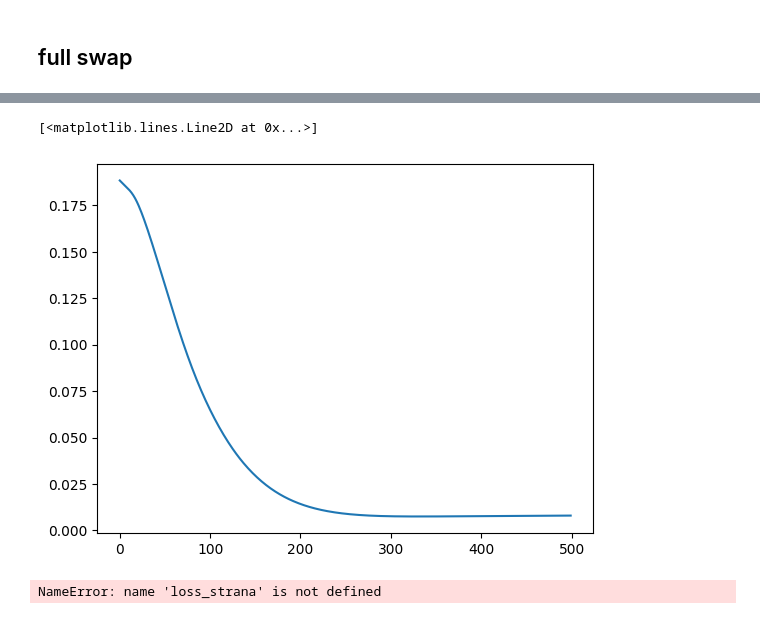
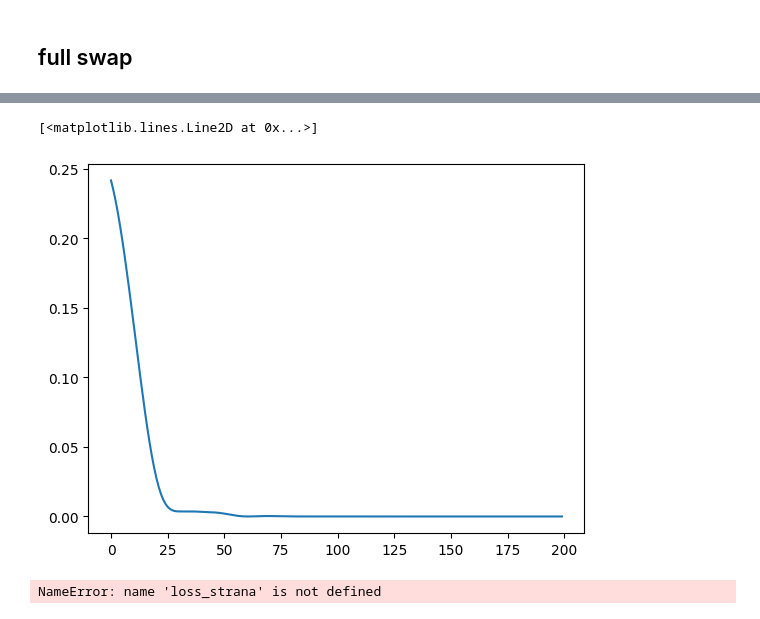
Before and after one commit to filorazi/Dim_red_SWAP, a Jupyter notebook: test.ipynb, the cells around one changed output, grey strips where cells are left out. Saved outputs shown, nothing was run; the diff lists cells and outputs as text; code cells hidden in the pictures.

```diff
--- a/test.ipynb
+++ b/test.ipynb
@@ -59,3 +89,8 @@ warnings.filterwarnings("ignore")
 # plt.show()
 # %% [markdown]
 # Train autoencoder
+# %%
+n=3
+t=1
+n_par=(2*np.sum([i for i in range(n-t,n+1)]))
+n_par
@@ -62,18 +99,19 @@ warnings.filterwarnings("ignore")
 # %%
-n_qubit_autoencoder=4
+
+n_qubit_autoencoder=2
 repetition=1
 n_qubit_swap=n_qubit_autoencoder-n_qubit_autoencoder//(2**(repetition))
 n_qubit=n_qubit_autoencoder+n_qubit_swap
 num_params=sum([6*n_qubit_autoencoder//2**(i+1) for i in range(repetition)])
+num_params=2*np.sum([i for i in range(n_qubit_autoencoder-n_qubit_swap,n_qubit_autoencoder+1)])
 epochs= 50
-
 device = 'default.qubit'
 dvc=qml.device(device, wires=n_qubit, shots=None)
 @qml.qnode(dvc,interface='jax', diff_method=None)
 def trainer(param,p):
     create_isotropic_state(p, n_qubit_autoencoder, n_qubit_swap)
     qml.Barrier(dvc.wires)
-    autoencoder(n_qubit_swap,param,repetition,n_qubit_autoencoder)
+    autoencoder_fulldense(param, n_qubit_autoencoder,n_qubit_swap)
     qml.Barrier(dvc.wires)
     return qml.probs(dvc.wires)
 fig, ax = qml.draw_mpl(trainer)([1]*num_params,.5)
@@ -135,6 +173,9 @@ def penny_train():
         # clear_output(wait=True)
         print(f'Loss for current iteration: {mse(pred,y)}')
         return mse(pred,y)
+
+    fig, ax = qml.draw_mpl(trainer)([1]*num_params,.5)
+
     opt=AdamOptimizer()
     for _ in range(epochs):
         weights=opt.step(loss_function,weights)
@@ -150,14 +191,16 @@ def penny_train():
     loss = []
     layerparam=6
 
-    opt=AdamOptimizer(stepsize=.005)
+    opt=AdamOptimizer(stepsize=.05)
     n_qubit_autoencoder=2
     repetition=1
     n_qubit_swap=n_qubit_autoencoder-n_qubit_autoencoder//(2**(repetition))+1
+    n_qubit_swap=2
     n_qubit=n_qubit_autoencoder+n_qubit_swap
     num_params=sum([layerparam*n_qubit_autoencoder//2**(i+1) for i in range(repetition)])
-    epochs= 500
-    n= 6
+    num_params=2*np.sum([i for i in range(n_qubit_autoencoder-n_qubit_swap,n_qubit_autoencoder+1)])
+    epochs= 200
+    n= 51
     P=np.random.rand(n)
     np.random.shuffle(P)
     y=np.array([0]*n,requires_grad=True)
@@ -172,7 +215,9 @@ def penny_train():
 
 
         create_isotropic_state(p, n_qubit_autoencoder, n_qubit_swap)
-        autoencoder(n_qubit_swap,param,repetition,n_qubit_autoencoder)
+        qml.Barrier()
+        autoencoder_fulldense(param, n_qubit_autoencoder,n_qubit_swap)
+        qml.Barrier()
         original_swap(n_qubit_swap)
 
         #original_swap(n_qubit_swap)
@@ -205,8 +250,8 @@ Epoch 499: Loss = 0.007976549679664576
 # %%
-plt.plot(list(range(500)),loss)
+plt.plot(list(range(200)),loss)
 # %% [output]
 [<matplotlib.lines.Line2D at 0x...>]
-[figure, old version]
+[figure, new version]
 # %%
 loss_strana
 # %% [output]
```
Also changed, not shown: parts of 14 cells of this notebook, 2 other files.
